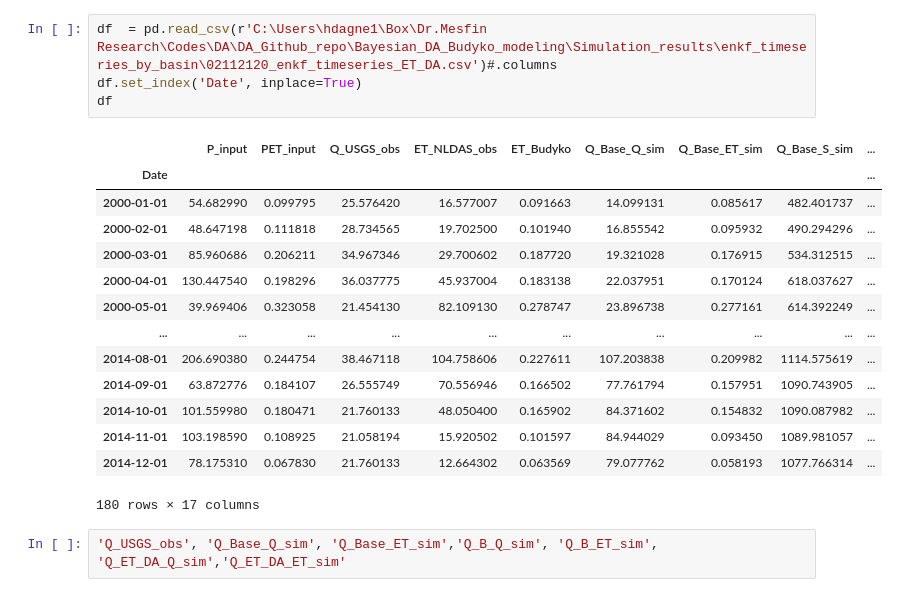
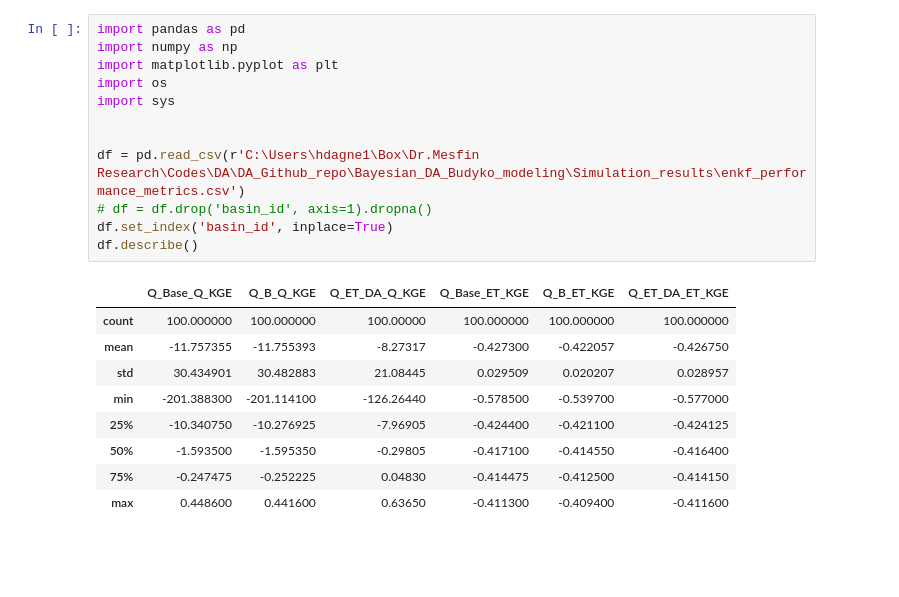
Before and after one commit to Habte1345/Bayesian_DA_Budyko_modeling, a Jupyter notebook: notebooks/notwbook.ipynb, the cells around one changed output. Saved outputs shown, nothing was run; the diff lists cells and outputs as text; blank space fills up the shorter version.

```diff
--- a/notebooks/notwbook.ipynb
+++ b/notebooks/notwbook.ipynb
@@ -131,21 +1,22 @@ AttributeError: 'NoneType' object has no attribute 'loc'
 # %%
-df  = pd.read_csv(r'C:\Users\hdagne1\Box\Dr.Mesfin Research\Codes\DA\DA_Github_repo\Bayesian_DA_Budyko_modeling\Simulation_results\enkf_timeseries_by_basin\02112120_enkf_timeseries_ET_DA.csv')#.columns
-df.set_index('Date', inplace=True)
-df
+import pandas as pd
+import numpy as np
+import matplotlib.pyplot as plt
+import os
+import sys
+
+
+df = pd.read_csv(r'C:\Users\hdagne1\Box\Dr.Mesfin Research\Codes\DA\DA_Github_repo\Bayesian_DA_Budyko_modeling\Simulation_results\enkf_performance_metrics.csv')
+# df = df.drop('basin_id', axis=1).dropna()
+df.set_index('basin_id', inplace=True)
+df.describe()
 # %% [output]
-|  | P_input | PET_input | Q_USGS_obs | ET_NLDAS_obs | ET_Budyko | Q_Base_Q_sim | Q_Base_ET_sim | Q_Base_S_sim | ... |
-| Date |  |  |  |  |  |  |  |  | ... |
-| 2000-01-01 | 54.682990 | 0.099795 | 25.576420 | 16.577007 | 0.091663 | 14.099131 | 0.085617 | 482.401737 | ... |
-| 2000-02-01 | 48.647198 | 0.111818 | 28.734565 | 19.702500 | 0.101940 | 16.855542 | 0.095932 | 490.294296 | ... |
-| 2000-03-01 | 85.960686 | 0.206211 | 34.967346 | 29.700602 | 0.187720 | 19.321028 | 0.176915 | 534.312515 | ... |
-| 2000-04-01 | 130.447540 | 0.198296 | 36.037775 | 45.937004 | 0.183138 | 22.037951 | 0.170124 | 618.037627 | ... |
-| 2000-05-01 | 39.969406 | 0.323058 | 21.454130 | 82.109130 | 0.278747 | 23.896738 | 0.277161 | 614.392249 | ... |
-| ... | ... | ... | ... | ... | ... | ... | ... | ... | ... |
-| 2014-08-01 | 206.690380 | 0.244754 | 38.467118 | 104.758606 | 0.227611 | 107.203838 | 0.209982 | 1114.575619 | ... |
-| 2014-09-01 | 63.872776 | 0.184107 | 26.555749 | 70.556946 | 0.166502 | 77.761794 | 0.157951 | 1090.743905 | ... |
-| 2014-10-01 | 101.559980 | 0.180471 | 21.760133 | 48.050400 | 0.165902 | 84.371602 | 0.154832 | 1090.087982 | ... |
-| 2014-11-01 | 103.198590 | 0.108925 | 21.058194 | 15.920502 | 0.101597 | 84.944029 | 0.093450 | 1089.981057 | ... |
-| 2014-12-01 | 78.175310 | 0.067830 | 21.760133 | 12.664302 | 0.063569 | 79.077762 | 0.058193 | 1077.766314 | ... |
+|  | Q_Base_Q_KGE | Q_B_Q_KGE | Q_ET_DA_Q_KGE | Q_Base_ET_KGE | Q_B_ET_KGE | Q_ET_DA_ET_KGE |
+| count | 100.000000 | 100.000000 | 100.00000 | 100.000000 | 100.000000 | 100.000000 |
+| mean | -11.757355 | -11.755393 | -8.27317 | -0.427300 | -0.422057 | -0.426750 |
+| std | 30.434901 | 30.482883 | 21.08445 | 0.029509 | 0.020207 | 0.028957 |
+| min | -201.388300 | -201.114100 | -126.26440 | -0.578500 | -0.539700 | -0.577000 |
+| 25% | -10.340750 | -10.276925 | -7.96905 | -0.424400 | -0.421100 | -0.424125 |
+| 50% | -1.593500 | -1.595350 | -0.29805 | -0.417100 | -0.414550 | -0.416400 |
+| 75% | -0.247475 | -0.252225 | 0.04830 | -0.414475 | -0.412500 | -0.414150 |
+| max | 0.448600 | 0.441600 | 0.63650 | -0.411300 | -0.409400 | -0.411600 |
-180 rows × 17 columns
-# %%
-'Q_USGS_obs', 'Q_Base_Q_sim', 'Q_Base_ET_sim','Q_B_Q_sim', 'Q_B_ET_sim', 'Q_ET_DA_Q_sim','Q_ET_DA_ET_sim'
```
Also changed, not shown: parts of 12 cells of this notebook.
